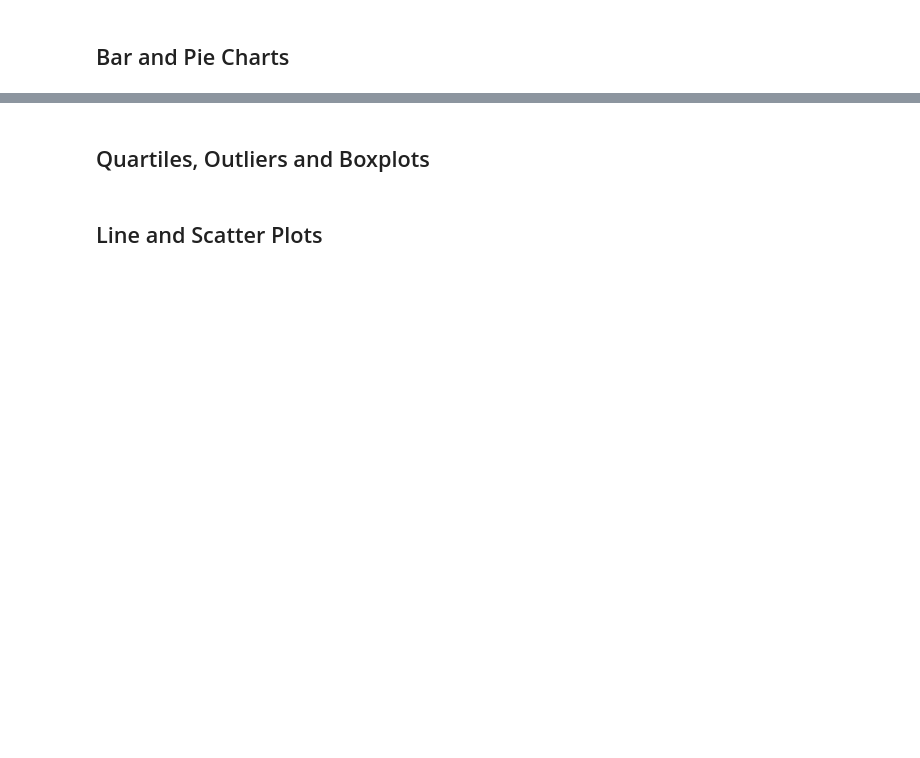
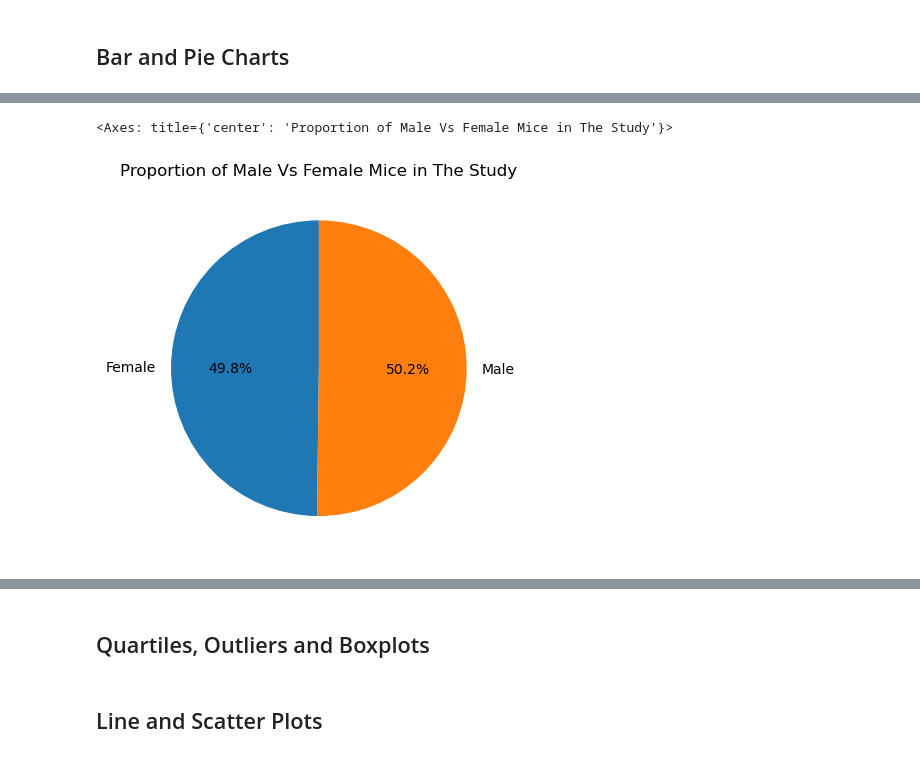
Before and after one commit to nmizzell/pymaceuticals, a Jupyter notebook: Pymaceuticals/pymaceuticals_starter.ipynb, the cells around one changed output, grey strips where cells are left out. Drawn from its saved outputs; the diff is of its cells as text; code cells hidden in the pictures; blank space fills up the shorter version.

```diff
--- a/Pymaceuticals/pymaceuticals_starter.ipynb
+++ b/Pymaceuticals/pymaceuticals_starter.ipynb
@@ -119 +180,39 @@ len(clean_df['Mouse ID'].unique())
+# %%
+# Generate a pie plot showing the distribution of female versus male mice using Pandas
+
+#generate pie data: distribution of male vs female mice in study
+
+#First goruping: Group original data by mouse ID to ensure unique mice
+grouped_df = clean_df.groupby(by='Mouse ID')
+
+pie_df = pd.DataFrame()
+pie_df['Mouse ID'] = grouped_df['Mouse ID'].first()
+pie_df['Sex'] = grouped_df['Sex'].first()
+
+
+#second grouping: group by Sex and calculate counts of mice ID
+grouped_df_2 = pie_df.groupby(by='Sex')
+
+pie_df_2 = pd.DataFrame()
+pie_df_2['Sex'] = grouped_df_2['Sex'].first()
+pie_df_2['Count'] = grouped_df_2['Mouse ID'].count()
+
+
+#set the output dataframe to pie_data
+pie_data = pie_df_2
+pie_data
+
+
+#pandas pie polot
+pie_data.plot(y='Count'
+              ,kind='pie'
+              ,autopct='%1.1f%%'
+              ,legend=False
+              ,xlabel=""
+              ,ylabel=""
+              ,title='Proportion of Male Vs Female Mice in The Study'
+              ,startangle=90)
+# %% [output]
+<Axes: title={'center': 'Proportion of Male Vs Female Mice in The Study'}>
+[figure, added]
 # %%
```
Also changed, not shown: parts of 6 cells of this notebook.
